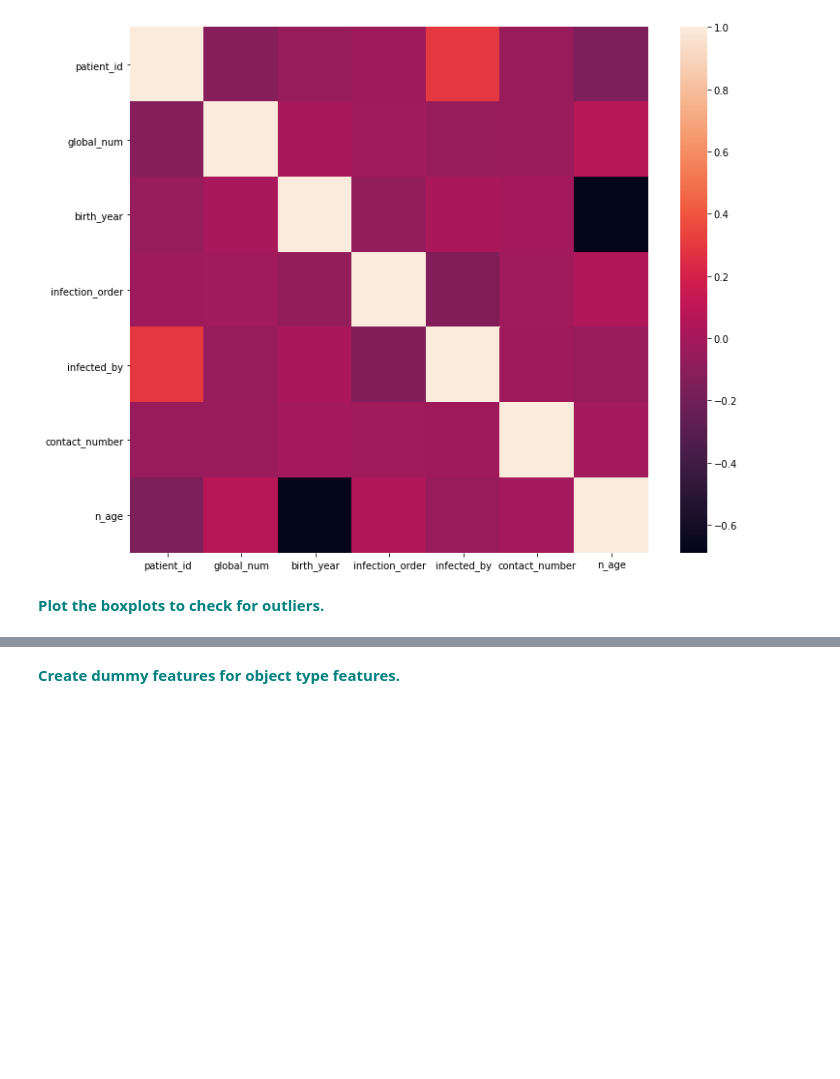
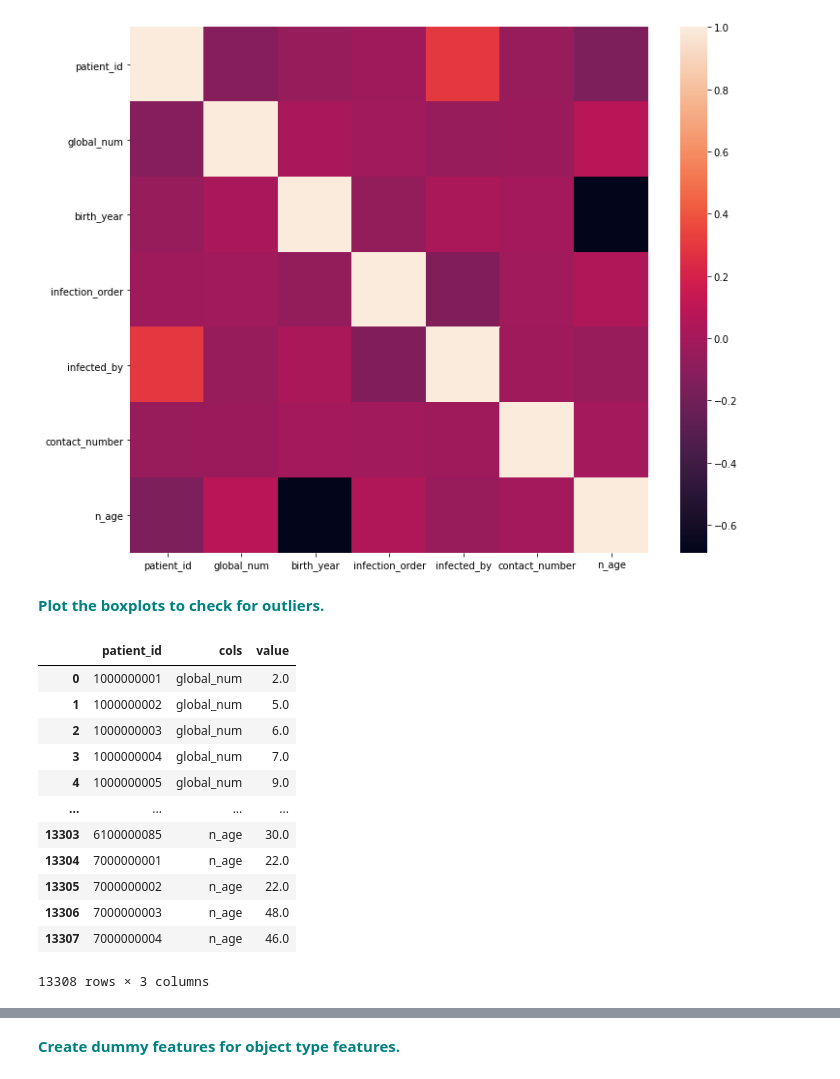
Before and after one commit to albertco18/dsc_v5, a Jupyter notebook: Unit 14 - Supervised Learning/14.4 Random Forest Coronavirus case study/RandomForest_copy_graph.ipynb, the cells around one changed output, grey strips where cells are left out. Cells and saved outputs as stored; diff of their text form; code cells hidden in the pictures; blank space fills up the shorter version.

```diff
--- a/Unit 14 - Supervised Learning/14.4 Random Forest Coronavirus case study/RandomForest_copy_graph.ipynb
+++ b/Unit 14 - Supervised Learning/14.4 Random Forest Coronavirus case study/RandomForest_copy_graph.ipynb
@@ -462,3 +460,19 @@ sns.heatmap(df.corr());
 **<font color='teal'> Plot the boxplots to check for outliers. </font>**
 # %%
 df_n = df.select_dtypes(include = ['int64', 'float64'])
+dfm = df_n.melt('patient_id', var_name='cols')
+dfm
+# %% [output]
+|  | patient_id | cols | value |
+| 0 | 1000000001 | global_num | 2.0 |
+| 1 | 1000000002 | global_num | 5.0 |
+| 2 | 1000000003 | global_num | 6.0 |
+| 3 | 1000000004 | global_num | 7.0 |
+| 4 | 1000000005 | global_num | 9.0 |
+| ... | ... | ... | ... |
+| 13303 | 6100000085 | n_age | 30.0 |
+| 13304 | 7000000001 | n_age | 22.0 |
+| 13305 | 7000000002 | n_age | 22.0 |
+| 13306 | 7000000003 | n_age | 48.0 |
+| 13307 | 7000000004 | n_age | 46.0 |
+13308 rows × 3 columns
```
Also changed, not shown: parts of 26 cells of this notebook, 3 other files.
